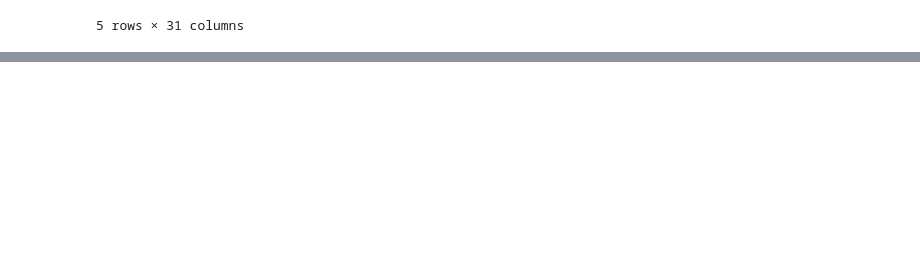
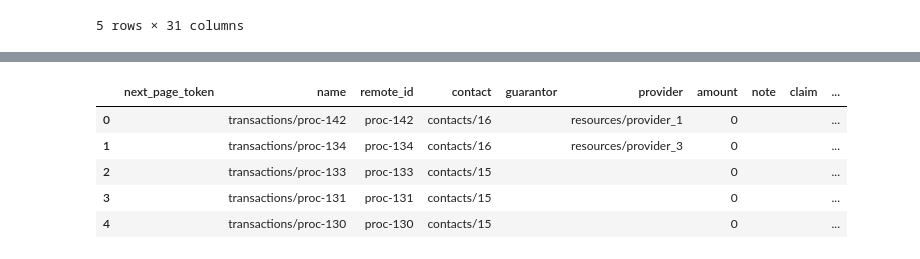
Before and after one commit to jorge210488/DentalRainMaker, a Jupyter notebook: dental_data_pipeline/data_api_connection.ipynb, the cells around one changed output, grey strips where cells are left out. Drawn from its saved outputs; the diff is of its cells as text; code cells hidden in the pictures; blank space fills up the shorter version.

```diff
--- a/dental_data_pipeline/data_api_connection.ipynb
+++ b/dental_data_pipeline/data_api_connection.ipynb
@@ -194,0 +269,31 @@ df_appointments.head()
+# %%
+# Obtener las credenciales desde las variables de entorno
+url_transactions = "https://unify.kolla.dev/dental/v1/transactions"
+
+headers = {
+    "accept": "application/json",
+    "authorization": f"Bearer {os.getenv('BEARER_TOKEN')}",
+    "connector-id": os.getenv('CONNECTOR_ID'),
+    "consumer-id": os.getenv('CONSUMER_ID')
+}
+
+# Realizar la solicitud GET
+try:
+    response = requests.get(url_transactions, headers=headers)
+
+    # Verificar si la solicitud fue exitosa
+    if response.status_code == 200:
+        # Convertir la respuesta a JSON
+        data = response.json()
+
+        # Convertir los datos a un DataFrame de pandas
+        df_transactions = pd.DataFrame(data)  # Asegúrate de que los datos sean una lista de diccionarios
+
+        print("Datos obtenidos y convertidos a DataFrame:")
+        print(df_transactions.head())  # Muestra las primeras filas del DataFrame
+    else:
+        print(f"Error al obtener los datos: {response.status_code}")
+        print("Detalle:", response.text)
+
+except Exception as e:
+    print(f"Error al conectar con la API: {e}")
@@ -194,0 +308,16 @@ df_appointments.head()
+# %%
+# Desanidar la columna "treatment_plans"
+transactions_info = pd.json_normalize(df_transactions['transactions'])
+
+# Combinar con el DataFrame original (sin duplicar la columna desanidada)
+df_transactions = pd.concat([df_transactions.drop(columns=['transactions']), transactions_info], axis=1)
+
+# Mostrar el DataFrame resultante
+df_transactions.head()
+# %% [output]
+|  | next_page_token | name | remote_id | contact | guarantor | provider | amount | note | claim | ... |
+| 0 |  | transactions/proc-142 | proc-142 | contacts/16 |  | resources/provider_1 | 0 |  |  | ... |
+| 1 |  | transactions/proc-134 | proc-134 | contacts/16 |  | resources/provider_3 | 0 |  |  | ... |
+| 2 |  | transactions/proc-133 | proc-133 | contacts/15 |  |  | 0 |  |  | ... |
+| 3 |  | transactions/proc-131 | proc-131 | contacts/15 |  |  | 0 |  |  | ... |
+| 4 |  | transactions/proc-130 | proc-130 | contacts/15 |  |  | 0 |  |  | ... |
```
Also changed, not shown: parts of 37 cells of this notebook, 2 other files.
